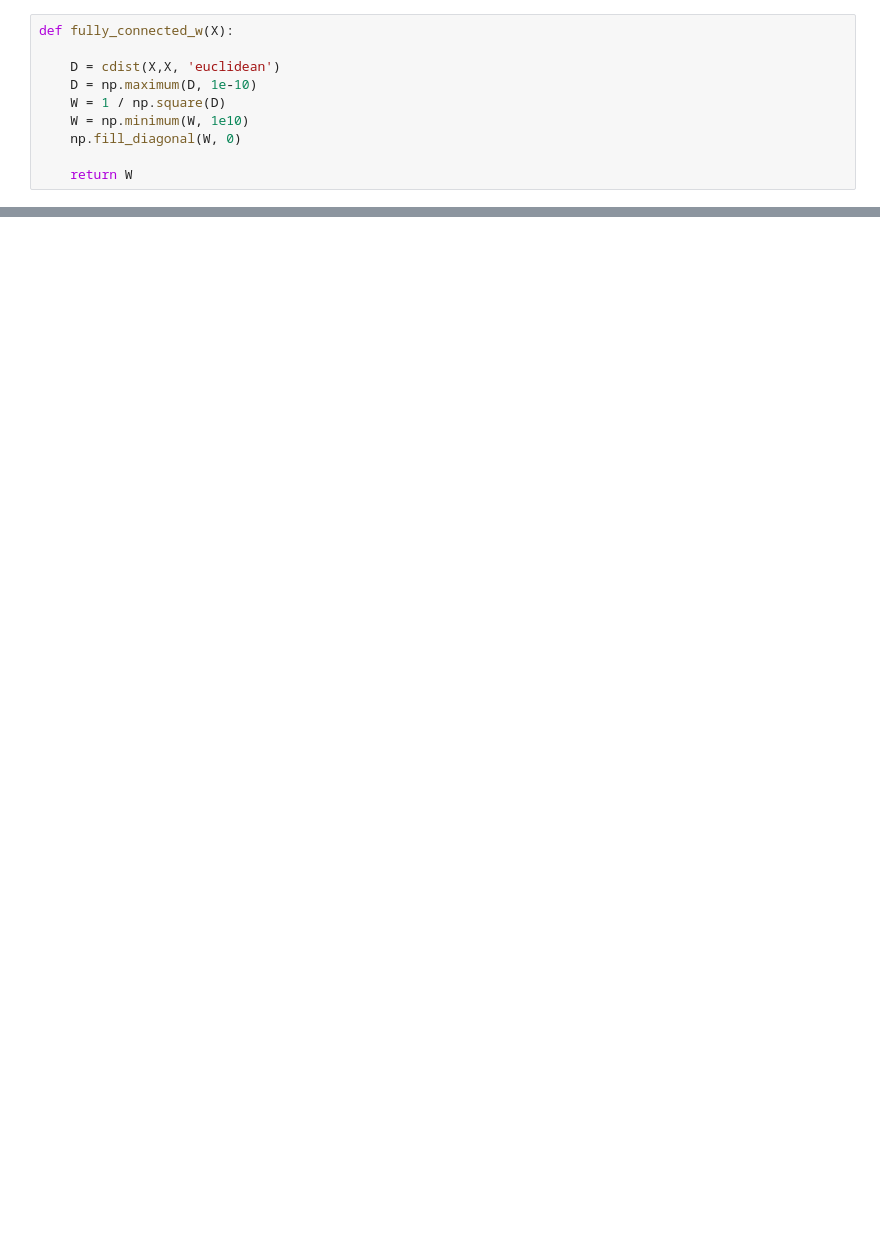
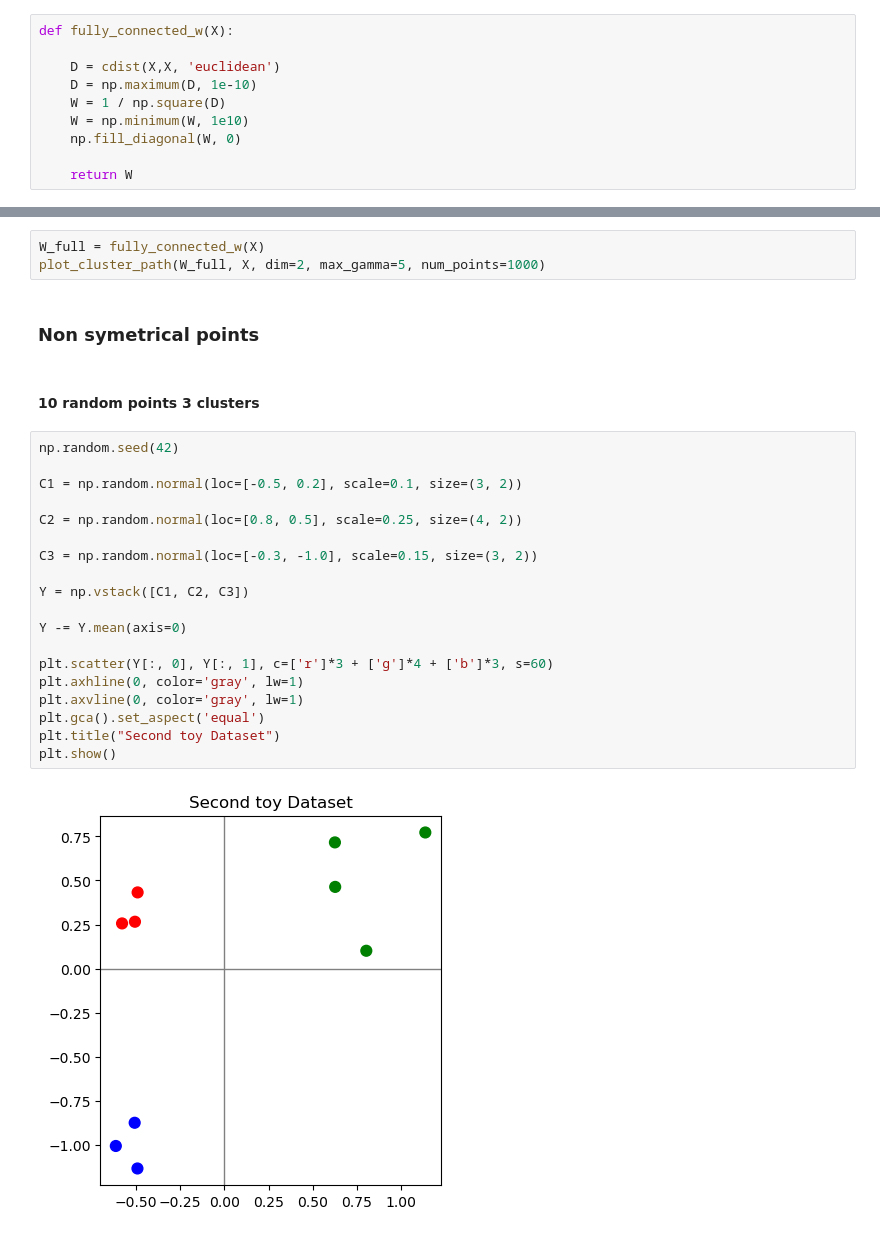
Before and after one commit to JuanNicolasMendozaRoncancio/Convex-Clustering-Project, a Jupyter notebook: Code/Relaxation.ipynb, the cells around one changed output, grey strips where cells are left out. Drawn from its saved outputs; the diff is of its cells as text; blank space fills up the shorter version.

Commit message:
Clusters paths

```diff
--- a/Code/Relaxation.ipynb
+++ b/Code/Relaxation.ipynb
@@ -341,0 +332,28 @@ plt.show()
+# %%
+W_full = fully_connected_w(X)
+plot_cluster_path(W_full, X, dim=2, max_gamma=5, num_points=1000)
+# %% [markdown]
+### Non symetrical points
+# %% [markdown]
+#### 10 random points 3 clusters
+# %%
+np.random.seed(42)
+
+C1 = np.random.normal(loc=[-0.5, 0.2], scale=0.1, size=(3, 2))
+
+C2 = np.random.normal(loc=[0.8, 0.5], scale=0.25, size=(4, 2))
+
+C3 = np.random.normal(loc=[-0.3, -1.0], scale=0.15, size=(3, 2))
+
+Y = np.vstack([C1, C2, C3])
+
+Y -= Y.mean(axis=0)
+
+plt.scatter(Y[:, 0], Y[:, 1], c=['r']*3 + ['g']*4 + ['b']*3, s=60)
+plt.axhline(0, color='gray', lw=1)
+plt.axvline(0, color='gray', lw=1)
+plt.gca().set_aspect('equal')
+plt.title("Second toy Dataset")
+plt.show()
+# %% [output]
+[figure, added]
```
Also changed, not shown: parts of 40 cells of this notebook.
